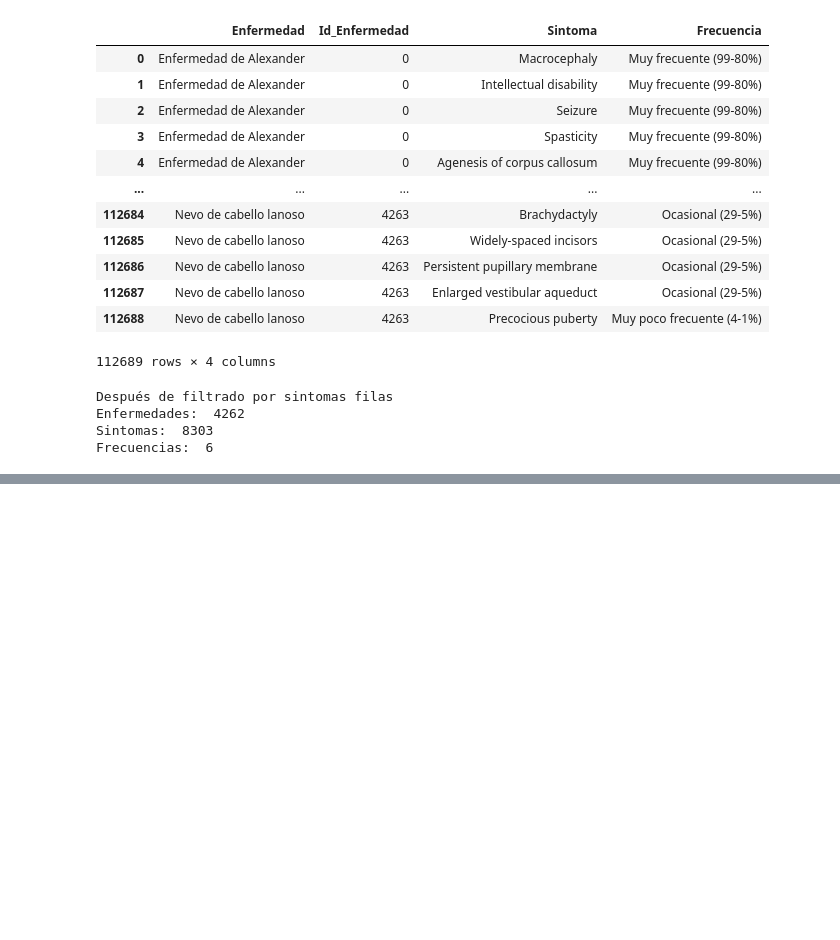
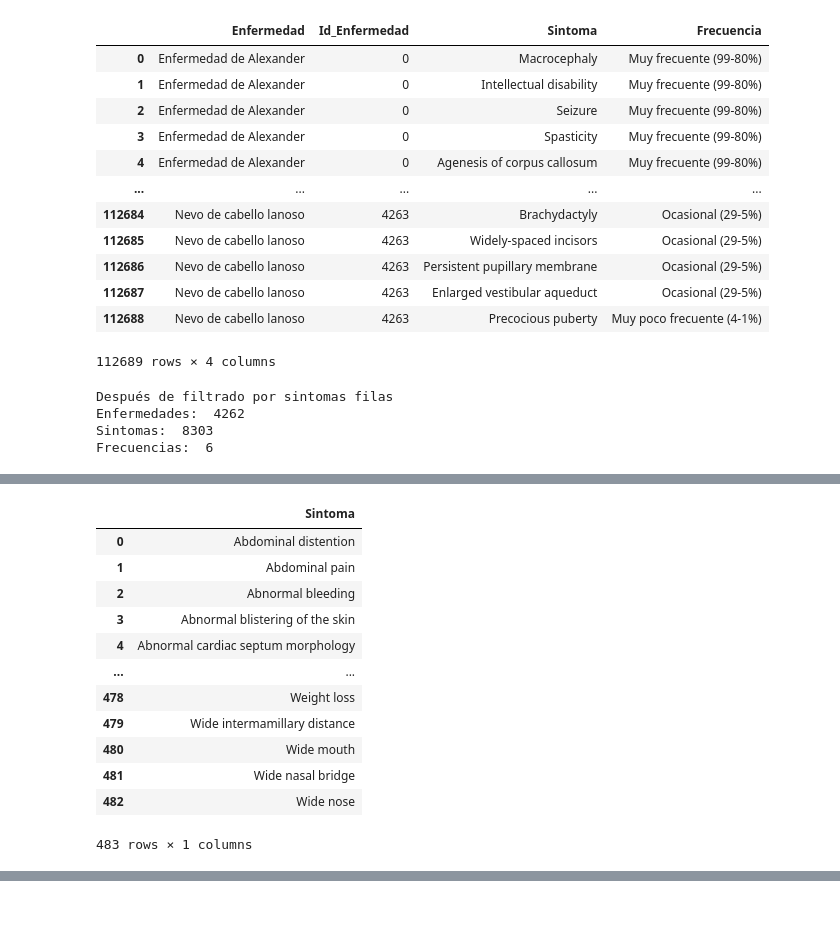
Before and after one commit to gpalomares2022/Kedro_real_project, a Jupyter notebook: notebooks/NotebookTFM16M.ipynb, the cells around one changed output, grey strips where cells are left out. Drawn from its saved outputs; the diff is of its cells as text; code cells hidden in the pictures; blank space fills up the shorter version.

```diff
--- a/notebooks/NotebookTFM16M.ipynb
+++ b/notebooks/NotebookTFM16M.ipynb
@@ -338,0 +428,18 @@ df_EnfeySinto_select
+# %%
+df_Sintomas=df_EnfeySinto_select.groupby (["Sintoma"]).count().reset_index()
+df_Sintomas=df_Sintomas.drop(["Enfermedad","Frecuencia"], axis=1)
+df_Sintomas
+# %% [output]
+|  | Sintoma |
+| 0 | Abdominal distention |
+| 1 | Abdominal pain |
+| 2 | Abnormal bleeding |
+| 3 | Abnormal blistering of the skin |
+| 4 | Abnormal cardiac septum morphology |
+| ... | ... |
+| 478 | Weight loss |
+| 479 | Wide intermamillary distance |
+| 480 | Wide mouth |
+| 481 | Wide nasal bridge |
+| 482 | Wide nose |
+483 rows × 1 columns
```
Also changed, not shown: parts of 137 cells of this notebook.
